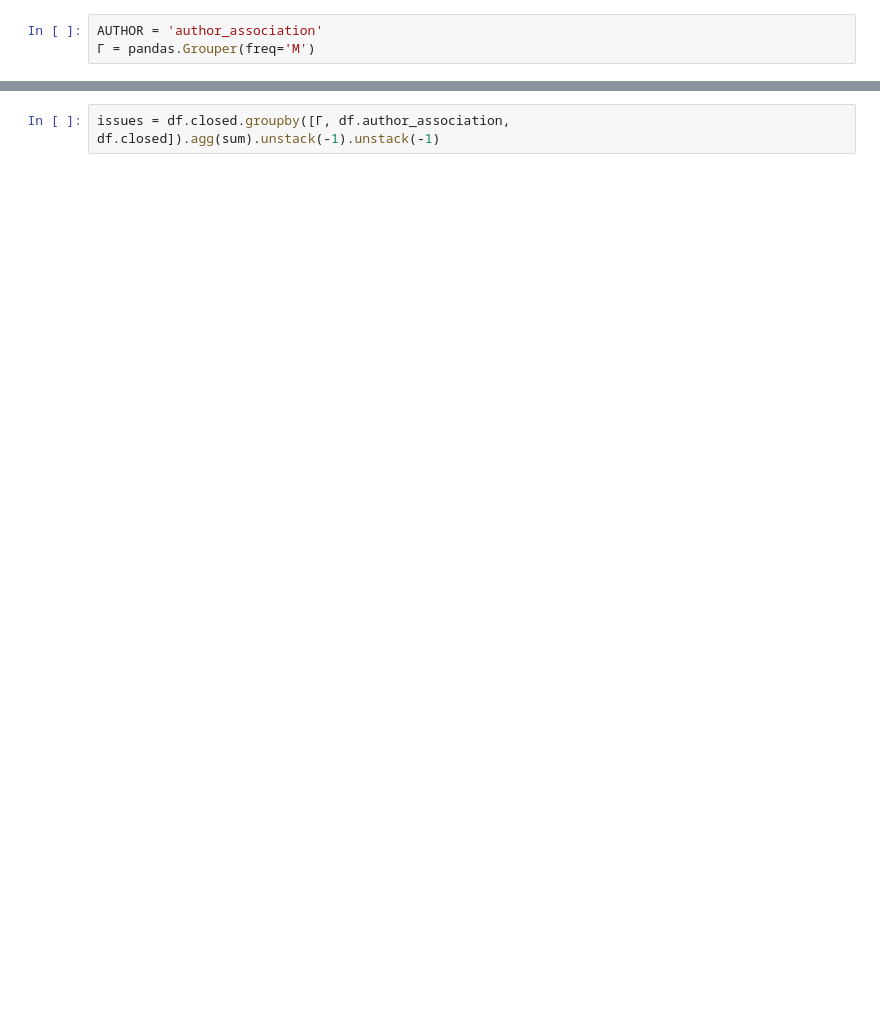
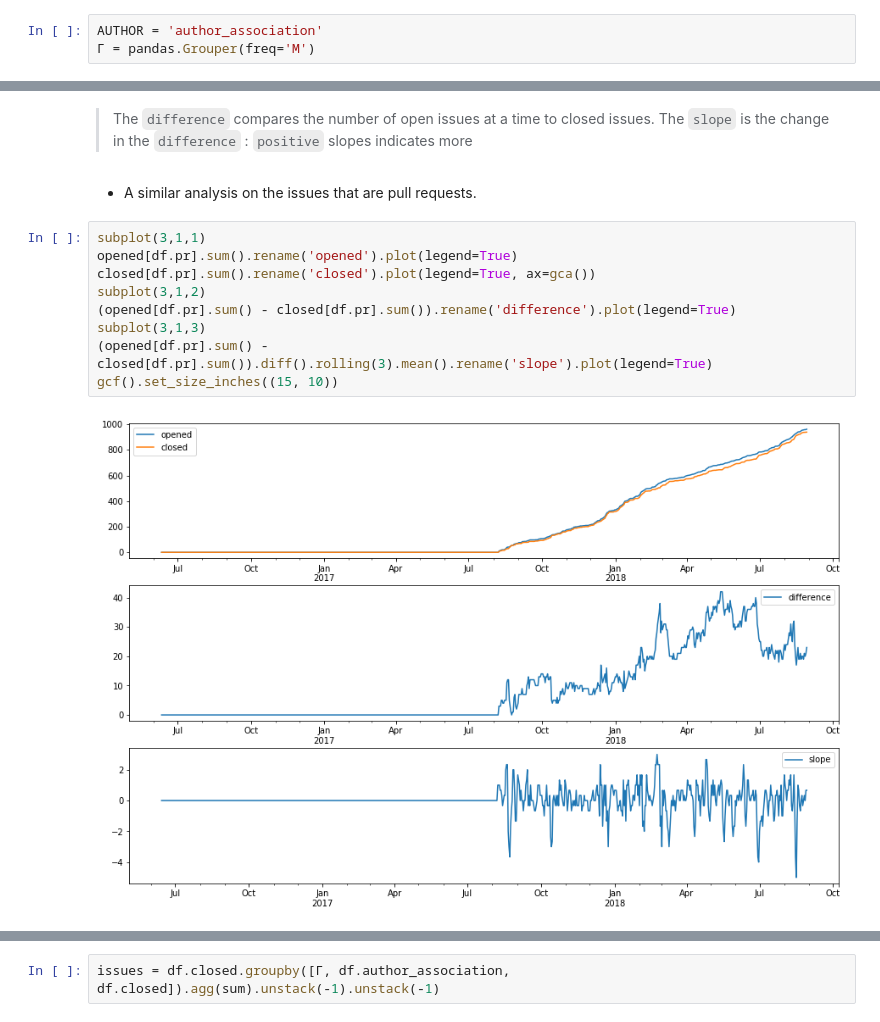
Before and after one commit to deathbeds/deathbeds.github.io, a Jupyter notebook: deathbeds/2018-08-28-Github-project-statistics-and-visualizations.ipynb, the cells around one changed output, grey strips where cells are left out. Saved outputs shown, nothing was run; the diff lists cells and outputs as text; blank space fills up the shorter version.

```diff
--- a/deathbeds/2018-08-28-Github-project-statistics-and-visualizations.ipynb
+++ b/deathbeds/2018-08-28-Github-project-statistics-and-visualizations.ipynb
@@ -75,0 +84,15 @@ gaant.sum(axis=0).plot()
+# %% [markdown]
+> The `difference` compares the number of open issues at a time to closed issues.  The `slope` is the change in the `difference` : `positive` slopes indicates more
+# %% [markdown]
+* A similar analysis on the issues that are pull requests.
+# %%
+subplot(3,1,1)
+opened[df.pr].sum().rename('opened').plot(legend=True)
+closed[df.pr].sum().rename('closed').plot(legend=True, ax=gca())
+subplot(3,1,2)
+(opened[df.pr].sum() - closed[df.pr].sum()).rename('difference').plot(legend=True)
+subplot(3,1,3)
+(opened[df.pr].sum() - closed[df.pr].sum()).diff().rolling(3).mean().rename('slope').plot(legend=True)
+gcf().set_size_inches((15, 10))
+# %% [output]
+[figure, added]
```
Also changed, not shown: parts of 24 cells of this notebook.
